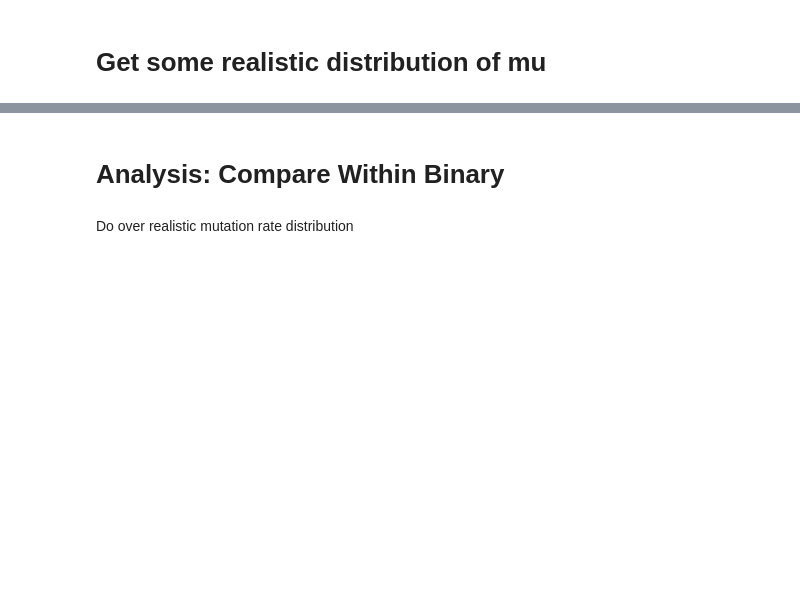
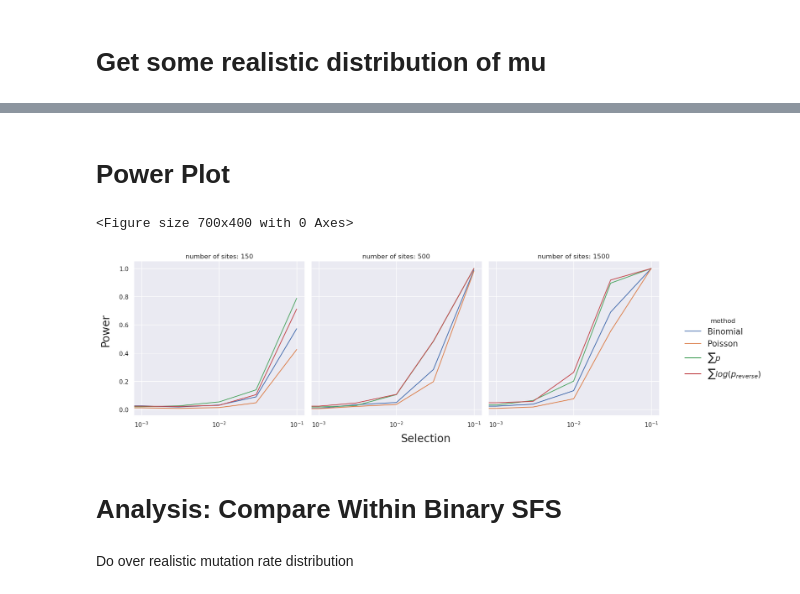
Before and after one commit to dajale423/raKLette, a Jupyter notebook: notebooks/method_validation/power_analysis.ipynb, the cells around one changed output, grey strips where cells are left out. Saved outputs shown, nothing was run; the diff lists cells and outputs as text; code cells hidden in the pictures; blank space fills up the shorter version.

```diff
--- a/notebooks/method_validation/power_analysis.ipynb
+++ b/notebooks/method_validation/power_analysis.ipynb
@@ -163,0 +290,2 @@ array([  1.89120009,   1.69169565,   1.48242664,   1.15298026,
+# %% [markdown]
+# Power Plot
@@ -164,4 +360,36 @@ array([  1.89120009,   1.69169565,   1.48242664,   1.15298026,
+# %%
+df_2_9 = pd.concat([df_2, df_9])
+# %%
+sns.set_theme(style="darkgrid")
+
+df_plot = df_2_9.copy()
+df_plot["method"] = df_plot["method"].replace("sum(log(p)) reverse", r"$\sum{log(p_{reverse})}$")
+df_plot["method"] = df_plot["method"].replace("sum(p)", r"$\sum{p}$")
+df_plot["method"] = df_plot["method"].replace("binarized", "Binomial")
+
+plt.figure(figsize=(7, 4))
+
+# g = sns.FacetGrid(df_zscore, col="mu", row="type", height=3, margin_titles=True)
+g = sns.FacetGrid(df_plot, col="window length", height=5, margin_titles=True, hue = "method")
+# g = sns.FacetGrid(df_plot, col="mu", row="window length", height=4, margin_titles=True, hue = "method")
+
+g.map(sns.lineplot, "selection", "power")
+
+g.set_titles(col_template="number of sites: {col_name}", row_template="mu: {row_name}")
+g.set(xscale="log")
+g.add_legend(fontsize = '15')
+
+g.set(xlabel=None, ylabel=None)
+g.fig.text(0.45, 0, "Selection", size = 20)
+g.fig.text(0, 0.5, "Power", size = 20, rotation = 90)
+# g.set_titles(col_template="S: {col_name}", row_template="{row_name}")
+
+# g.fig.suptitle(f'Window Length: {window_length}')
+plt.savefig("power_analysis_windowlength_9bins_versus_binarized.svg", format="svg", bbox_inches="tight")
+# %% [output]
+<Figure size 700x400 with 0 Axes>
+[figure, added]
 # %% [markdown]
-# Analysis: Compare Within Binary
+# Analysis: Compare Within Binary SFS
 # %% [markdown]
 Do over realistic mutation rate distribution
```
Also changed, not shown: parts of 56 cells of this notebook.
